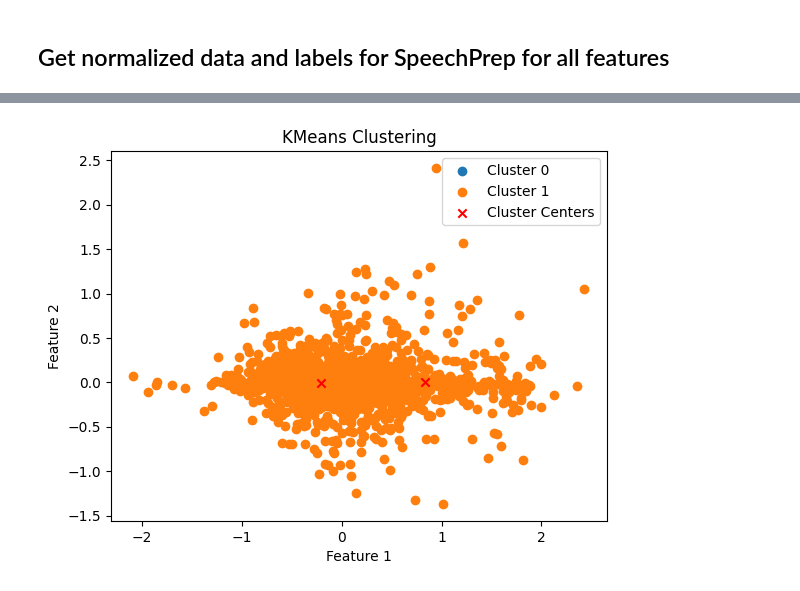
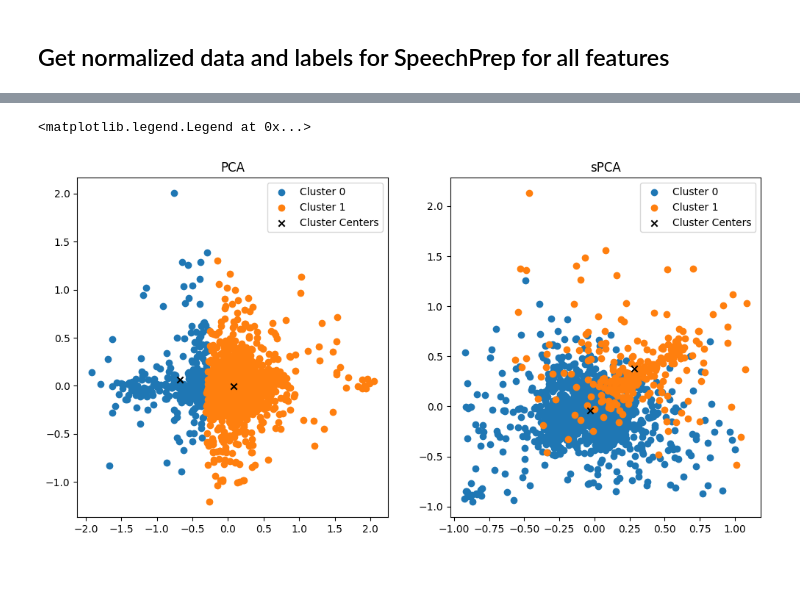
Before and after one commit to zhangster12/BMED-6517-Sp-24-Team-1, a Jupyter notebook: Clustering/mi_ht_cluster.ipynb, the cells around one changed output, grey strips where cells are left out. Cells and saved outputs as stored; diff of their text form; code cells hidden in the pictures.

```diff
--- a/Clustering/mi_ht_cluster.ipynb
+++ b/Clustering/mi_ht_cluster.ipynb
@@ -137,6 +97,14 @@ for subj_index, subj_id in enumerate(SUBJECT_LIST):
 # Normalize to baseline
 # %%
 # %% Baseline correction (normalization)
+
+# Determine MI (Myocardial Infarction) vs. HT (Healthy Control) status based on subject identifier
+mi_subjects = ["3128", "3129", "3130", "3131", "3132", "3133", "3136", "3137", "3138", "3139",
+               "3140", "3141", "3142", "3143", "3147", "3148", "3149", "3150", "3151", "3152",
+               "3153", "3154", "3155", "3156", "3158", "3159", "3160", "3162"]
+
+# Healthy Control subjects
+ht_subjects = ["6037", "6038", "6043", "6044", "6045", "6046", "6047", "6048", "6049"]
 
 # Initialize lists to store mean difference, normalized data, and labels
 mean_difference_all = []  # Stores the mean difference between feature and baseline for all subjects, stimuli, and features
@@ -169,7 +137,8 @@ for subject_index, subject_id in enumerate(SUBJECT_LIST):
             mean_difference_all.append(mean_difference)
 
             # Normalize the data and assign labels
-            if stimulus_index == 0:
+
+            if subject_id in mi_subjects:
                 # Baseline data
                 normalized_data = (baseline_midpoint - np.mean(baseline_midpoint)) / np.mean(baseline_midpoint)
                 labels = np.zeros_like(normalized_data)  # Assign label 0
@@ -333,32 +294,58 @@ Feature importance:
 # %%
 from sklearn.cluster import KMeans
 
-kmeans = KMeans(n_clusters=2)  # Assuming you want to divide subjects into 2 clusters (healthy vs. unhealthy)
+fig, axes = plt.subplots(1, 2, figsize=(12, 6))
+
+NUM_CLUSTERS = 2
+
+kmeans = KMeans(n_clusters=NUM_CLUSTERS)  # Assuming you want to divide subjects into 2 clusters (healthy vs. unhealthy)
 
 # Fit KMeans to your data
 kmeans.fit(X_pca)
+
+# Get cluster assignments for each subject
+kmeans_labels = kmeans.labels_
+
+# Get cluster centers
+cluster_centers = kmeans.cluster_centers_
+
+# Plotting data points with labels
+for i in range(NUM_CLUSTERS):
+    cluster_points = X_pca[kmeans_labels == i]
+    axes[0].scatter(cluster_points[:, 0], cluster_points[:, 1], label=f'Cluster {i}')
+
+# Plotting cluster centers
+axes[0].scatter(cluster_centers[:, 0], cluster_centers[:, 1], c='black', marker='x', label='Cluster Centers')
+
+axes[0].set_title('PCA')
+axes[0].legend()
+
+kmeans = KMeans(n_clusters=NUM_CLUSTERS)  # Assuming you want to divide subjects into 2 clusters (healthy vs. unhealthy)
+
+# Fit KMeans to your data
+kmeans.fit(X_spca)
 
 # Get cluster assignments for each subject
 cluster_labels = kmeans.labels_
 
 # Get cluster centers and labels
 cluster_centers = kmeans.cluster_centers_
-kmeans_labels = kmeans.labels_
+kmeans_labels_2 = kmeans.labels_
 
 # Plotting data points with labels
-for i in range(2):
-    cluster_points = X_pca[y == i]
-    plt.scatter(cluster_points[:, 0], cluster_points[:, 1], label=f'Cluster {i}')
+for i in range(NUM_CLUSTERS):
+    cluster_points = X_spca[kmeans_labels_2 == i] # labels_cleaned is the correct label
+    axes[1].scatter(cluster_points[:, 0], cluster_points[:, 1], label=f'Cluster {i}')
 
 # Plotting cluster centers
-plt.scatter(cluster_centers[:, 0], cluster_centers[:, 1], c='red', marker='x', label='Cluster Centers')
+axes[1].scatter(cluster_centers[:, 0], cluster_centers[:, 1], c='black', marker='x', label='Cluster Centers')
 
-plt.xlabel('HR')
-plt.ylabel('PAT')
-plt.xlabel('Feature 1')
-plt.ylabel('Feature 2')
-plt.title('KMeans Clustering')
-plt.legend()
-plt.show()
+#plt.xlabel('HR')
+#plt.ylabel('PAT')
+#plt.xlabel('Feature 1')
+#plt.ylabel('Feature 2')
+axes[1].set_title('sPCA')
+axes[1].legend()
 # %% [output]
+<matplotlib.legend.Legend at 0x...>
-[figure, old version]
+[figure, new version]
```
Also changed, not shown: parts of 13 cells of this notebook.
